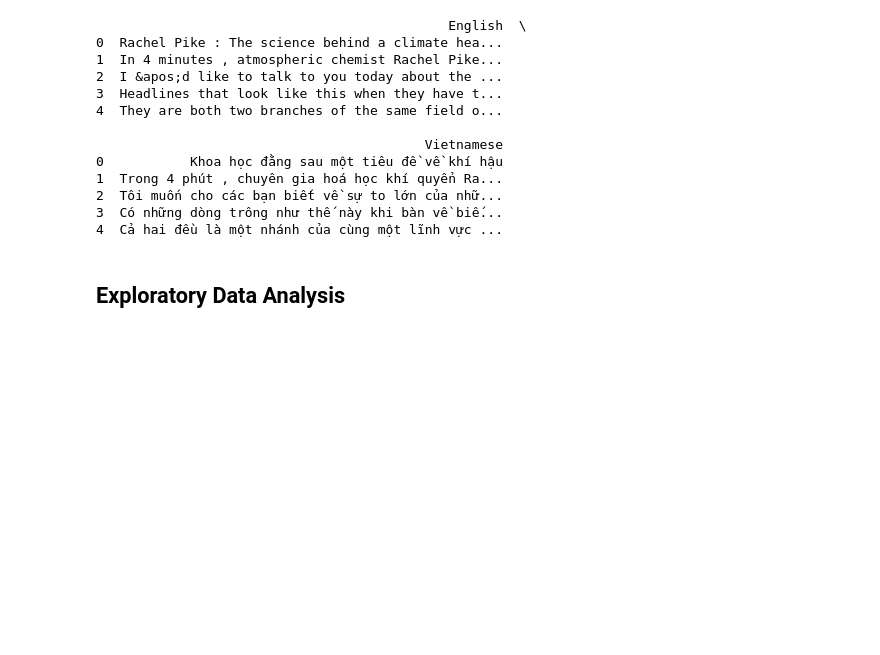
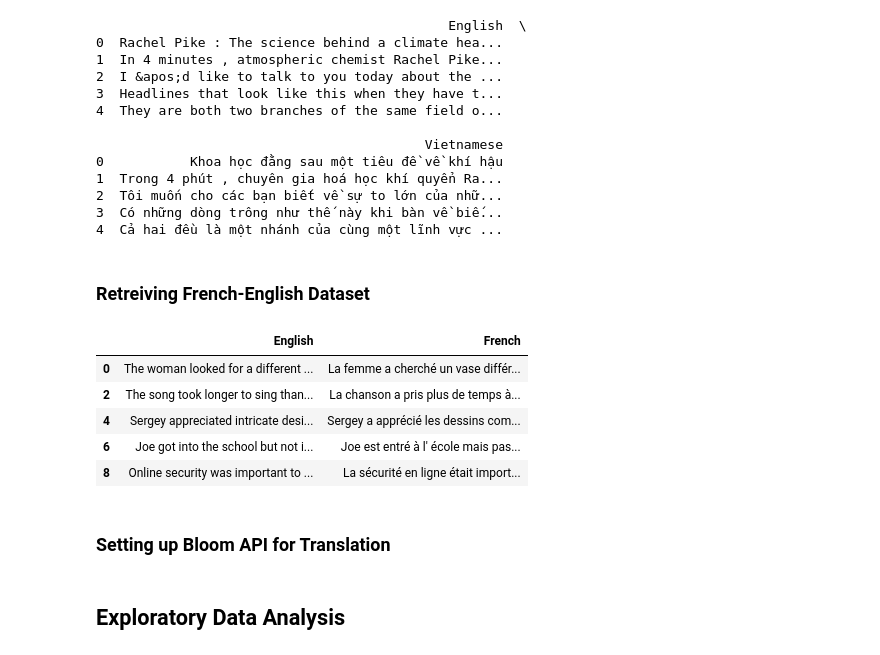
Before and after one commit to MDakshithagithub/Language_Translation_LLM, a Jupyter notebook: llm.ipynb, the cells around one changed output. Drawn from its saved outputs; the diff is of its cells as text; code cells hidden in the pictures; blank space fills up the shorter version.

```diff
--- a/llm.ipynb
+++ b/llm.ipynb
@@ -37,3 +48,5 @@ print(df.head())
 2  Tôi muốn cho các bạn biết về sự to lớn của nhữ...
 3  Có những dòng trông như thế này khi bàn về biế...
 4  Cả hai đều là một nhánh của cùng một lĩnh vực ...
+# %% [markdown]
+### Retreiving French-English Dataset
@@ -39,0 +55,21 @@ print(df.head())
+# %%
+test_data = french_dataset['test']
+
+english_translations = [sample['context_en'] for sample in test_data]
+french_translations = [sample['context_fr'] for sample in test_data]
+
+# Create DataFrame
+fr_df = pd.DataFrame({'English': english_translations, 'French': french_translations})
+
+fr_df = fr_df[fr_df.index % 2 == 0]
+fr_df = fr_df[:298]
+display(fr_df.head())
+# %% [output]
+|  | English | French |
+| 0 | The woman looked for a different ... | La femme a cherché un vase différ... |
+| 2 | The song took longer to sing than... | La chanson a pris plus de temps à... |
+| 4 | Sergey appreciated intricate desi... | Sergey a apprécié les dessins com... |
+| 6 | Joe got into the school but not i... | Joe est entré à l' école mais pas... |
+| 8 | Online security was important to ... | La sécurité en ligne était import... |
+# %% [markdown]
+### Setting up Bloom API for Translation
```
Also changed, not shown: parts of 23 cells of this notebook.
